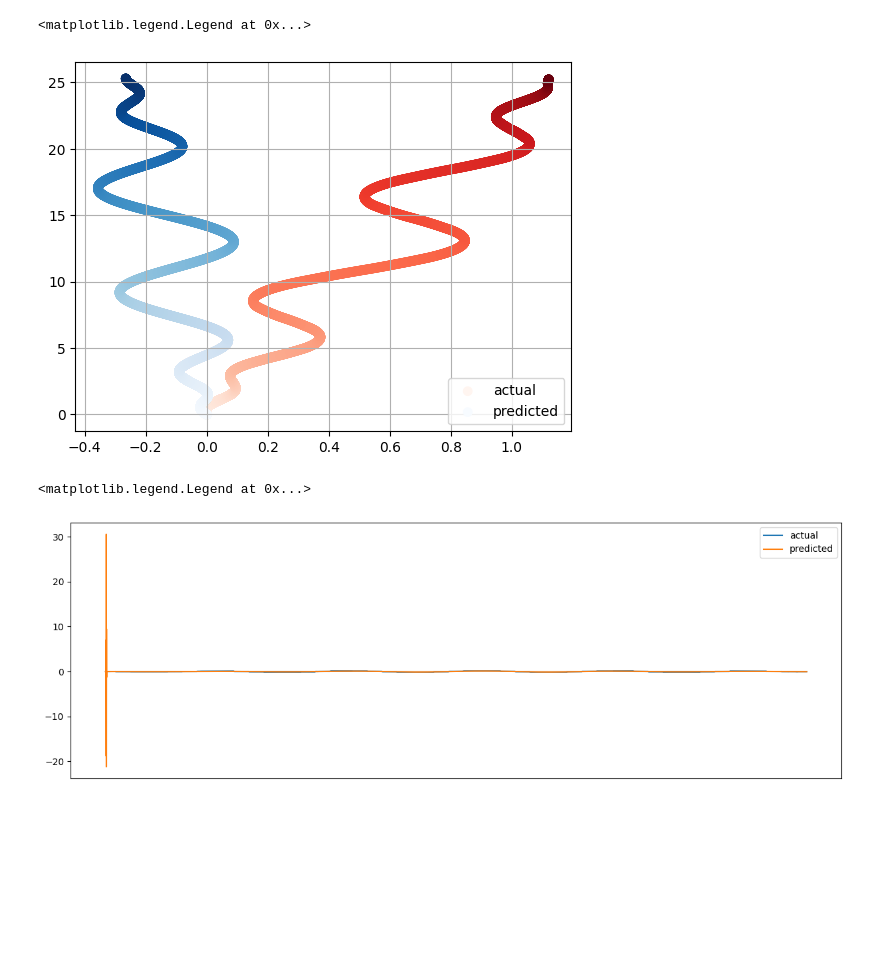
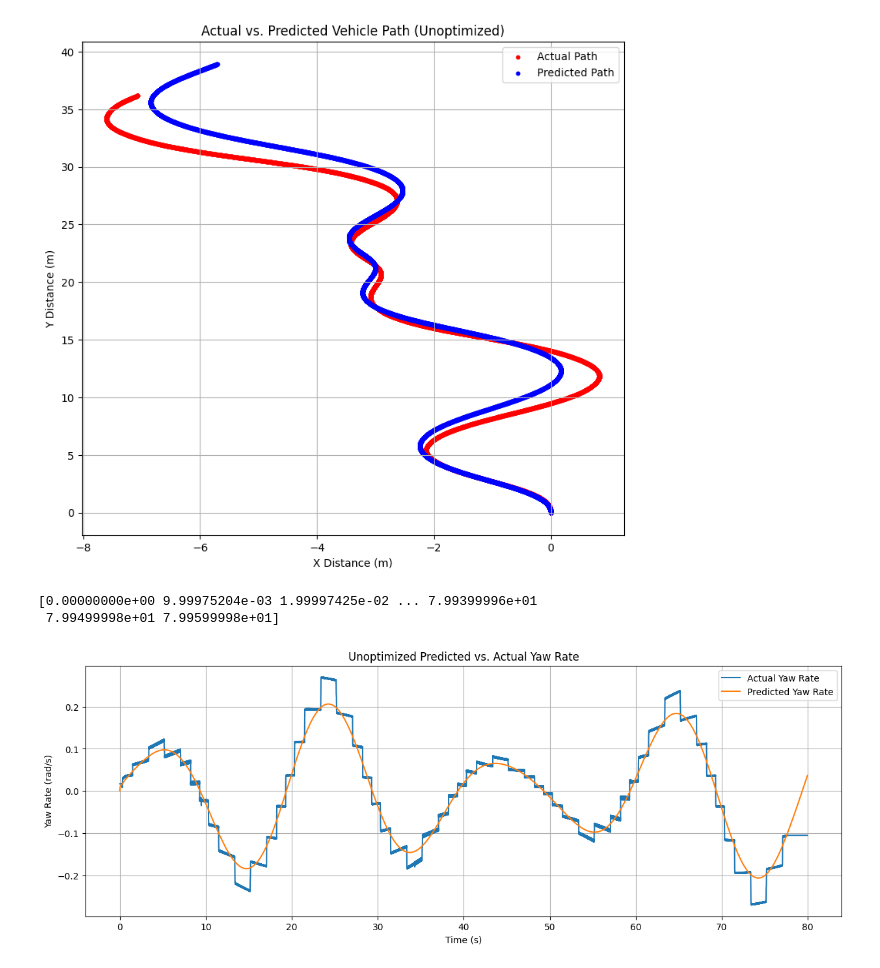
Before and after one commit to SamKhzym/cloud-auto-park, a Jupyter notebook: sim_ws/src/digital_twin/param_estimator/analysis/process_driving_data.ipynb, the cells around one changed output. Drawn from its saved outputs; the diff is of its cells as text; code cells hidden in the pictures; blank space fills up the shorter version.

```diff
--- a/sim_ws/src/digital_twin/param_estimator/analysis/process_driving_data.ipynb
+++ b/sim_ws/src/digital_twin/param_estimator/analysis/process_driving_data.ipynb
@@ -213,6 +213,7 @@ class BicycleModelOptimizer:
     def cost_function(self, actual_x, actual_y, actual_yr, predicted_x, predicted_y, predicted_yr):
         rmse_path = np.mean(np.sqrt(np.square(actual_x - predicted_x) + np.square(actual_y - predicted_y)))
         rmse_yawrate = np.sqrt(np.mean(np.square(actual_yr - predicted_yr)))
+        print('RMSE path:', rmse_path, 'RMSE yaw rate', rmse_yawrate)
         return 0.05 * rmse_path + 10 * rmse_yawrate
 
     def simulate_and_get_cost(self, param_scalars):
@@ -230,7 +231,7 @@ class BicycleModelOptimizer:
 
         return cost
 
-    def optimize_vbm_params(self, times_s, rwas_rad, speeds_mps, xs_actual, ys_actual, yaws_actual, yrs_actual):
+    def optimize_vbm_params(self, times_s, rwas_rad, speeds_mps, xs_actual, ys_actual, yrs_actual):
         param_scalars = [1, 1, 1, 1]
         param_scalar_bounds = [[0.7, 1.3], [0.7, 1.3], [0.7, 1.3], [0.7, 1.3]]
 
@@ -274,25 +275,37 @@ times = df2.index.values.astype(np.int64) / 1.0e9
 rwas = df2['rwa_rad'].values
 speeds = df2['speed_mps'].values
 
-xs, ys, yrs, ays = vmb.simulate_vbm(times, rwas, speeds)
+xs, ys, yaws, yrs, ays = vmb.simulate_vbm(times, rwas, speeds)
 # %%
 # similar profile, but not exactly the same
-plt.scatter(-df2['y_m'].values, df2['x_m'].values, c=df2.index, cmap='Reds', label='actual')
-plt.scatter(-ys, xs, c=xs, cmap='Blues', label='predicted')
+plt.scatter(-df2['y_m'].values, df2['x_m'].values, c='red', label='Actual Path', s=10)
+plt.scatter(-ys, xs, label='Predicted Path', s=10, c='blue')
 plt.grid()
 plt.legend()
+plt.title('Actual vs. Predicted Vehicle Path (Unoptimized)')
+plt.xlabel('X Distance (m)')
+plt.ylabel('Y Distance (m)')
+plt.tight_layout()
+plt.gcf().set_size_inches(8, 8)
 # %% [output]
-<matplotlib.legend.Legend at 0x...>
-[figure, old version]
+[figure, new version]
 # %%
-# profiles almost match up but not exactly
-plt.plot(df2['yawrate_radps'], label='actual')
-plt.plot(df2.index, yrs, label='predicted')
+times = df2.index.values.astype(np.int64) / 1e9
+times -= times[0]
+print(times)
+
+plt.title('Unoptimized Predicted vs. Actual Yaw Rate')
+plt.ylabel('Yaw Rate (rad/s)')
+plt.xlabel('Time (s)')
+plt.plot(times, df2['yawrate_radps'], label='Actual Yaw Rate')
+plt.plot(times, yrs, label='Predicted Yaw Rate')
 plt.gcf().set_size_inches(15, 5)
 plt.legend()
+plt.grid()
 # %% [output]
-<matplotlib.legend.Legend at 0x...>
+[0.00000000e+00 9.99975204e-03 1.99997425e-02 ... 7.99399996e+01
+ 7.99499998e+01 7.99599998e+01]
-[figure, old version]
+[figure, new version]
 # %%
 vmb.optimize_vbm_params(times, rwas, speeds, df2['x_m'].values, df2['y_m'].values, df2['yawrate_radps'].values)
 # %% [output]
```
Also changed, not shown: parts of 7 cells of this notebook, 14 other files.
